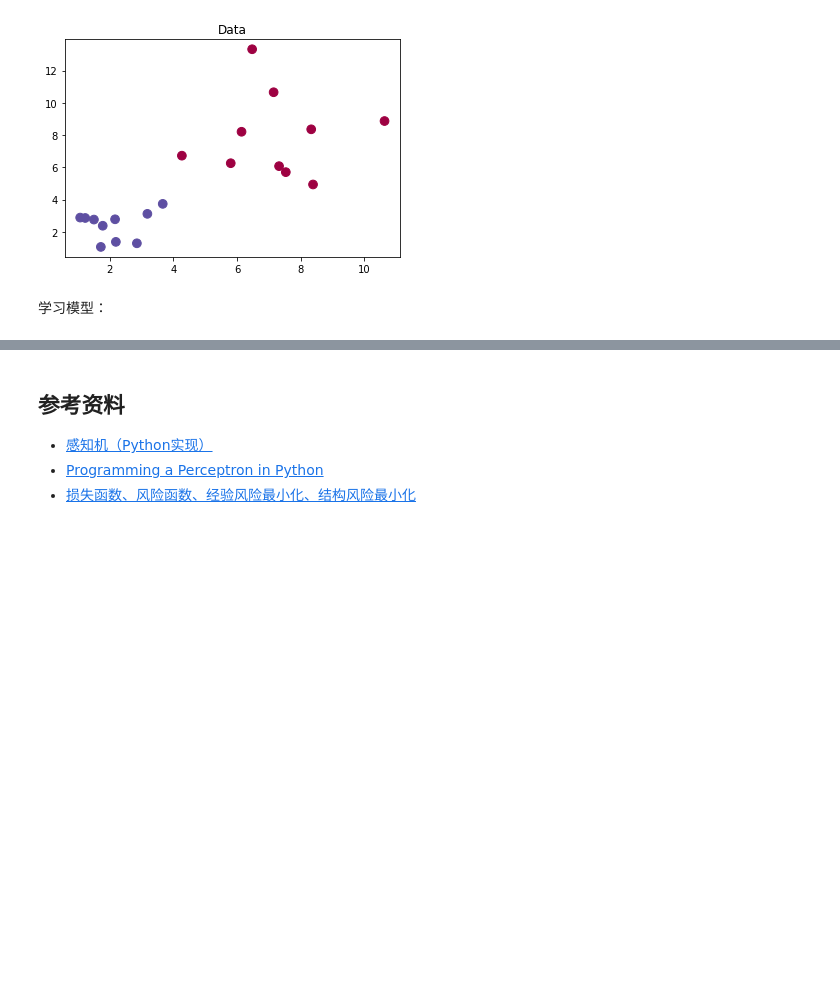
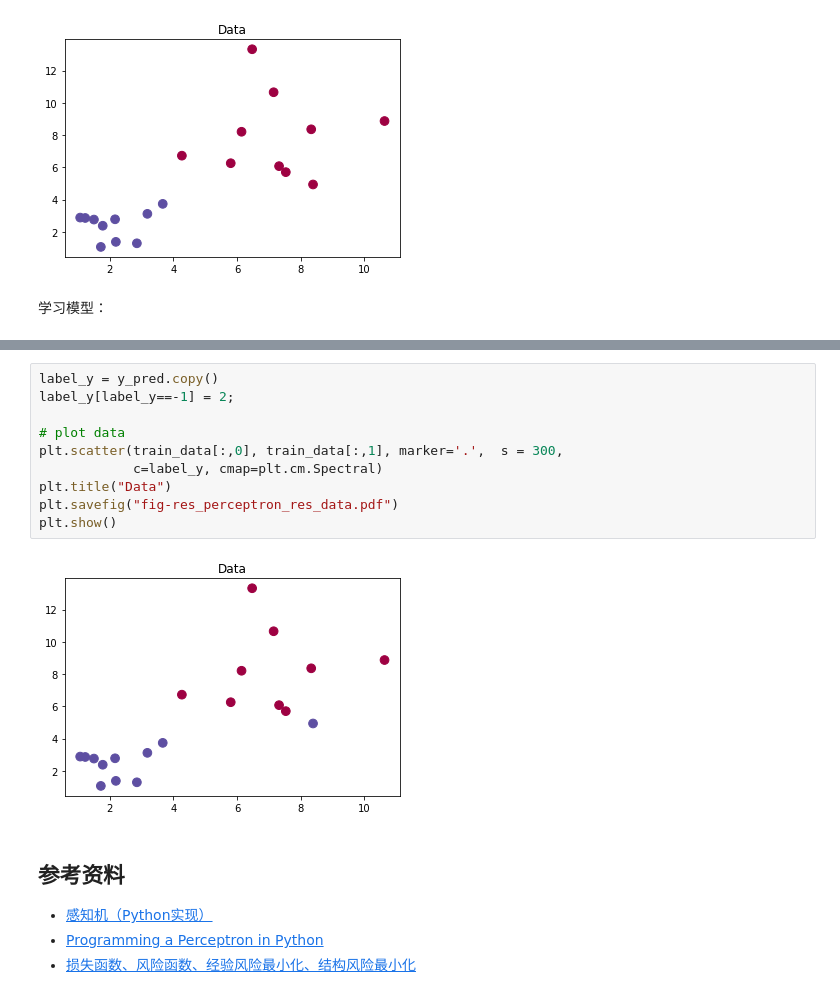
Before and after one commit to bushuhui/machinelearning_notebook, a Jupyter notebook: 5_nn/1-Perceptron.ipynb, the cells around one changed output, grey strips where cells are left out. Drawn from its saved outputs; the diff is of its cells as text; blank space fills up the shorter version.

```diff
--- a/5_nn/1-Perceptron.ipynb
+++ b/5_nn/1-Perceptron.ipynb
@@ -270,3 +270,15 @@ accuracy:      1.0
+# %%
+label_y = y_pred.copy()
+label_y[label_y==-1] = 2;
+
+# plot data
+plt.scatter(train_data[:,0], train_data[:,1], marker='.',  s = 300,
+            c=label_y, cmap=plt.cm.Spectral)
+plt.title("Data")
+plt.savefig("fig-res_perceptron_res_data.pdf")
+plt.show()
+# %% [output]
+[figure, added]
 # %% [markdown]
 ## 参考资料
 * [感知机（Python实现）](http://www.cnblogs.com/kaituorensheng/p/3561091.html)
```
Also changed, not shown: parts of 2 cells of this notebook, 4 other files.
